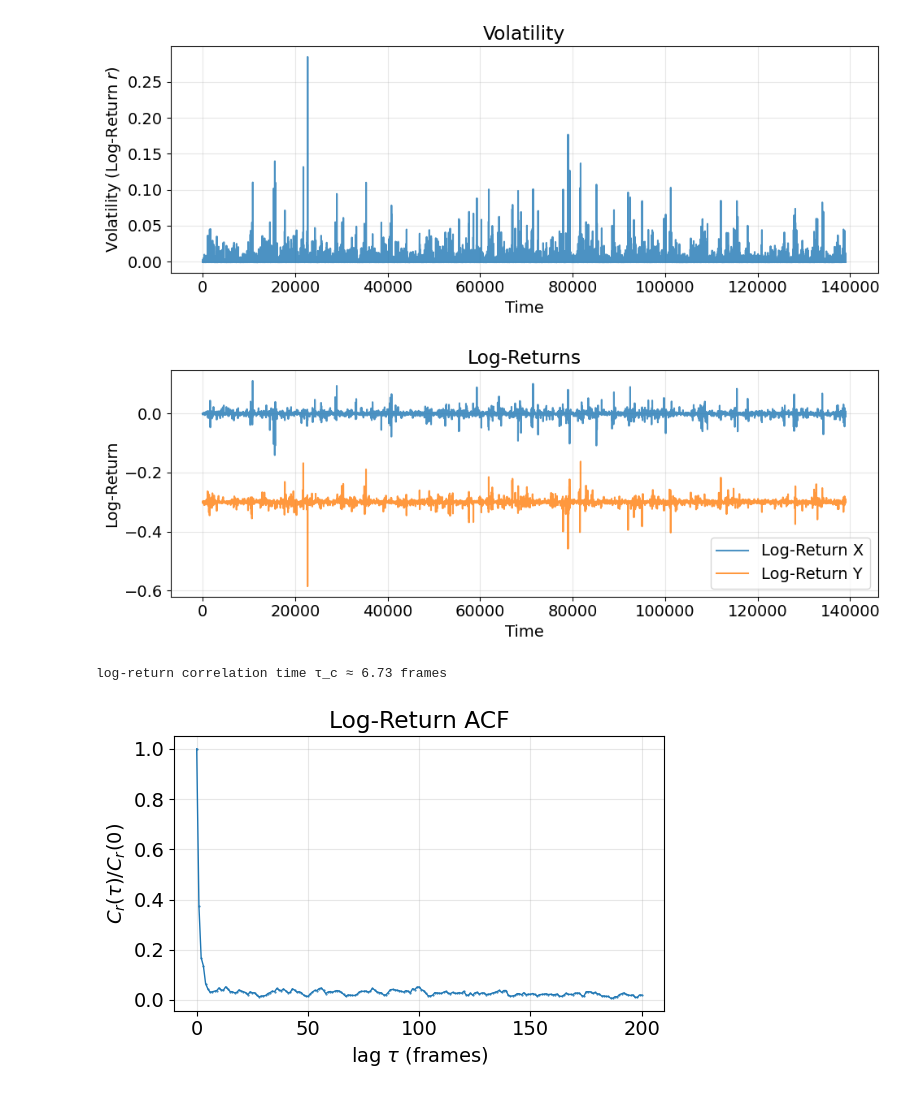
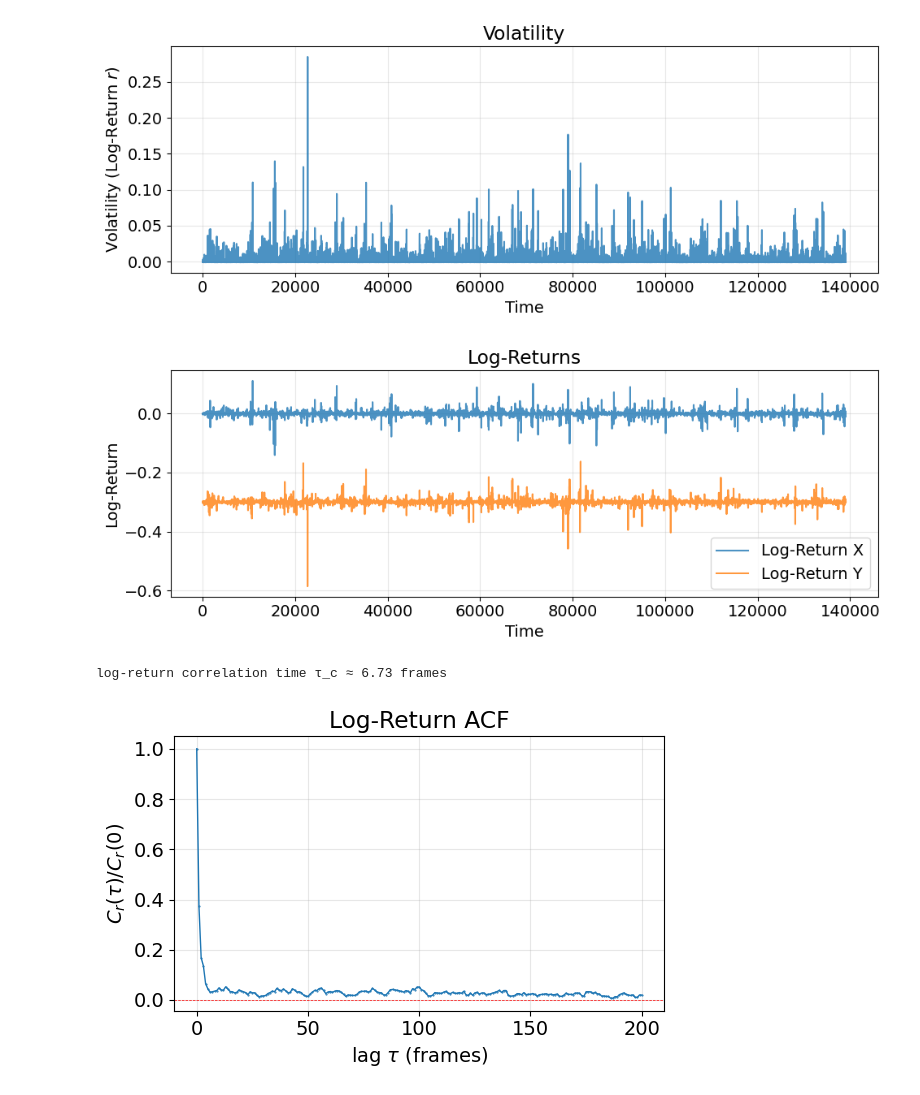
Before and after one commit to conorkirby/capstone, a Jupyter notebook: ProjectNotebooks/10_Volatility.ipynb, the cells around one changed output. Saved outputs shown, nothing was run; the diff lists cells and outputs as text; code cells hidden in the pictures.

```diff
--- a/ProjectNotebooks/10_Volatility.ipynb
+++ b/ProjectNotebooks/10_Volatility.ipynb
@@ -143,33 +143,34 @@ def correlation_time(lags, C_norm, stop_at_zero_cross=True):
         if len(mask) > 0:
             cut = mask[0] + 1
             lags = lags[:cut]
             C_norm = C_norm[:cut]
     return np.trapezoid(C_norm, lags)
 
 # --- choose the log-return series to analyse ---
 dt_for_acf = 1                # set the Δt you want
 all_r = get_signed_logreturns_bubbles(dt_for_acf)   # or reuse existing all_r
 
 # --- compute ACF on log returns ---
 max_lag = min(200, len(all_r) - 1)
 C = scalar_acf_fft(all_r, max_lag=max_lag)
 C_norm = C / C[0]
 lags = np.arange(max_lag + 1)
 tau_c_r = correlation_time(lags, C_norm)
 
 print(f"log-return correlation time τ_c ≈ {tau_c_r:.2f} frames")
 
 plt.figure(figsize=(6,4))
 plt.plot(lags, C_norm, marker='o', ms=0.5, lw=1)
+plt.axhline(0, color='red', lw=0.5, ls='--')
 plt.xlabel(r"lag $\tau$ (frames)")
 plt.ylabel(r"$C_r(\tau)/C_r(0)$")
 plt.title(f"Log-Return ACF")
 plt.grid(alpha=0.3)
 plt.tight_layout()
 #plt.savefig("/Users/conorkirby/Library/Mobile Documents/com~apple~CloudDocs/Coding/projects/python/capstone/Figures/09.5_Figures/logreturn_acf_dt1.png", dpi=300, bbox_inches='tight')
 # %% [output]
 [figure]
 log-return correlation time τ_c ≈ 6.73 frames
-[figure, old version]
+[figure, new version]
 # %%
 def autocorr(x, max_lag):
```
Also changed, not shown: parts of 3 cells of this notebook, 1 other file.
